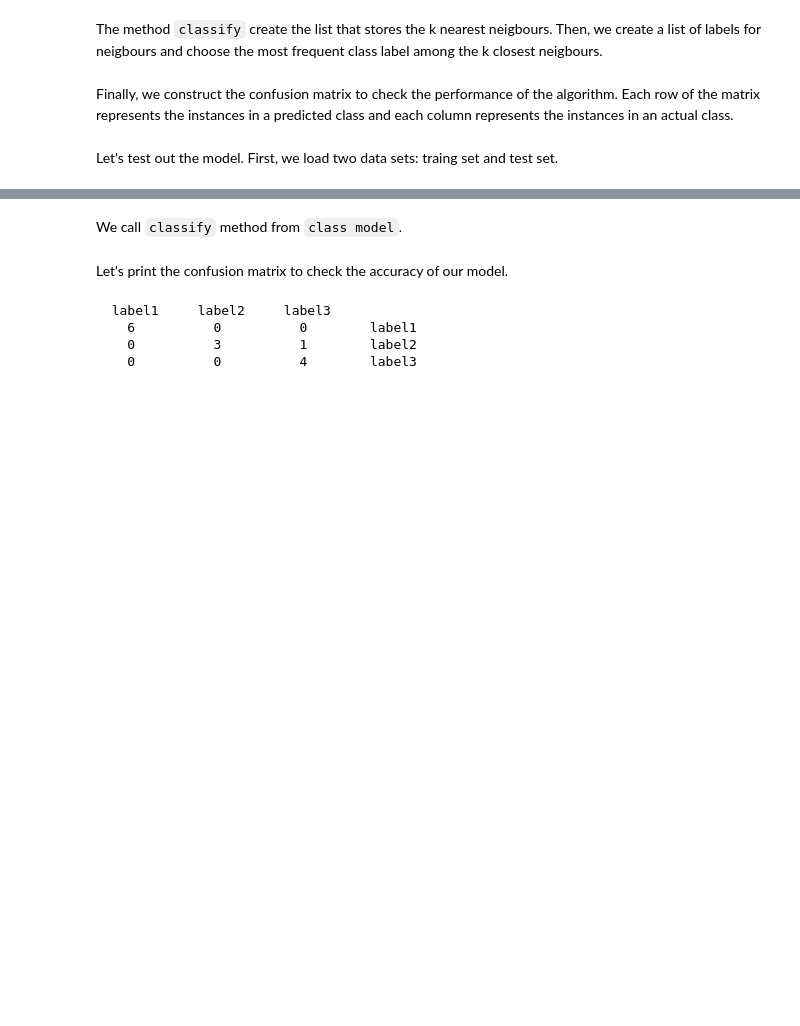
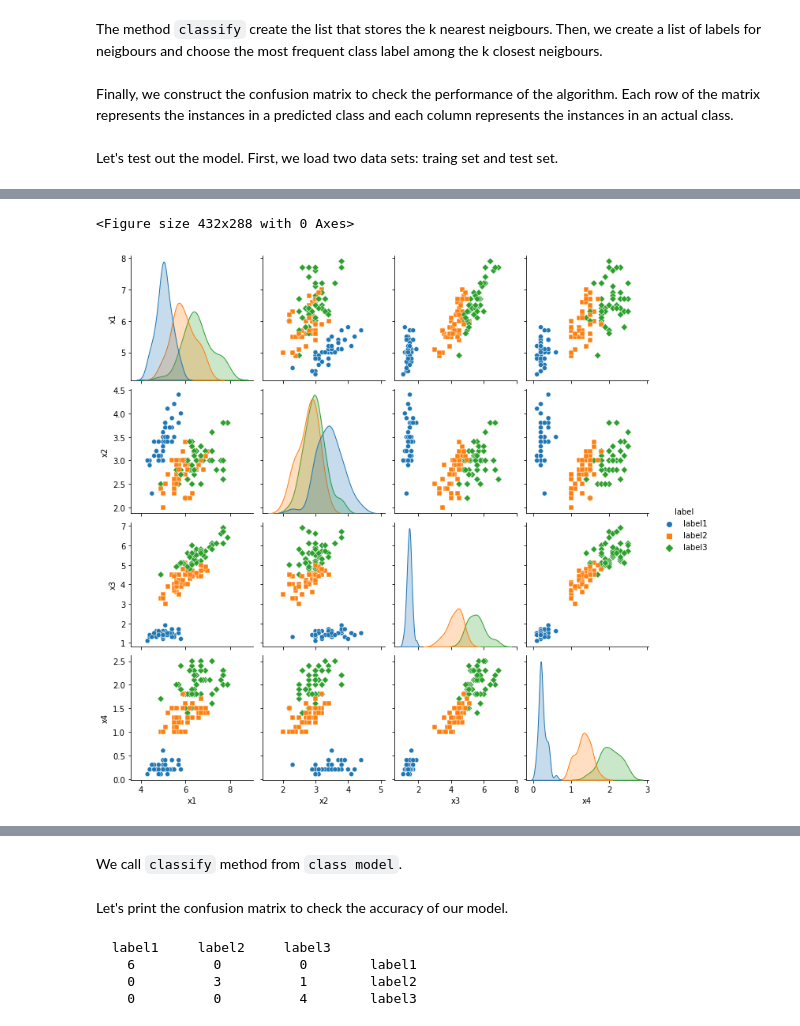
Before and after one commit to monikamika/notebooks, a Jupyter notebook: knn-clasifier.ipynb, the cells around one changed output, grey strips where cells are left out. Cells and saved outputs as stored; diff of their text form; code cells hidden in the pictures; blank space fills up the shorter version.

Commit message:
Add data viz

```diff
--- a/knn-clasifier.ipynb
+++ b/knn-clasifier.ipynb
@@ -95,0 +102,3 @@ test_set     = [Point(x[0:-1], x[-1]) for x in pd.read_csv("data/test_set.csv").
+# %%
+df = pd.read_csv("data/training_set.csv")
+df.head()
@@ -95,0 +124,7 @@ test_set     = [Point(x[0:-1], x[-1]) for x in pd.read_csv("data/test_set.csv").
+# %%
+plt.figure()
+sns.pairplot(df, hue = "label", markers=["o", "s", "D"])
+plt.show()
+# %% [output]
+<Figure size 432x288 with 0 Axes>
+[figure, added]
```
Also changed, not shown: parts of 4 cells of this notebook.
